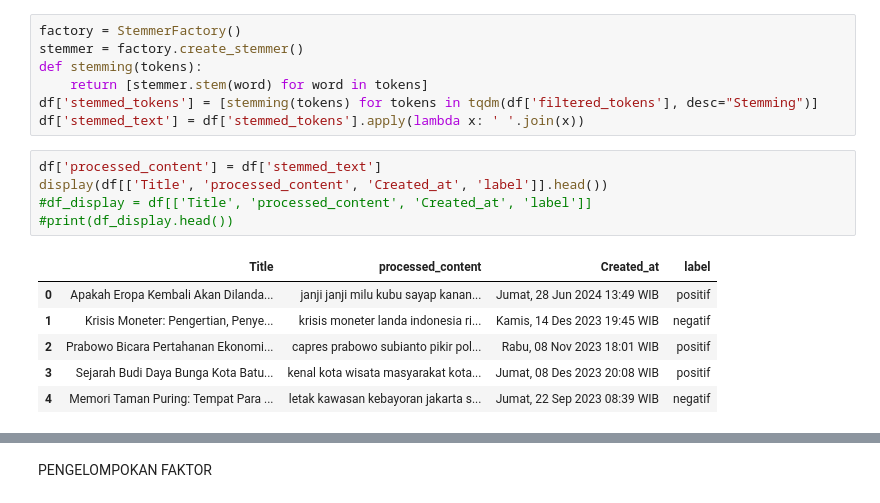
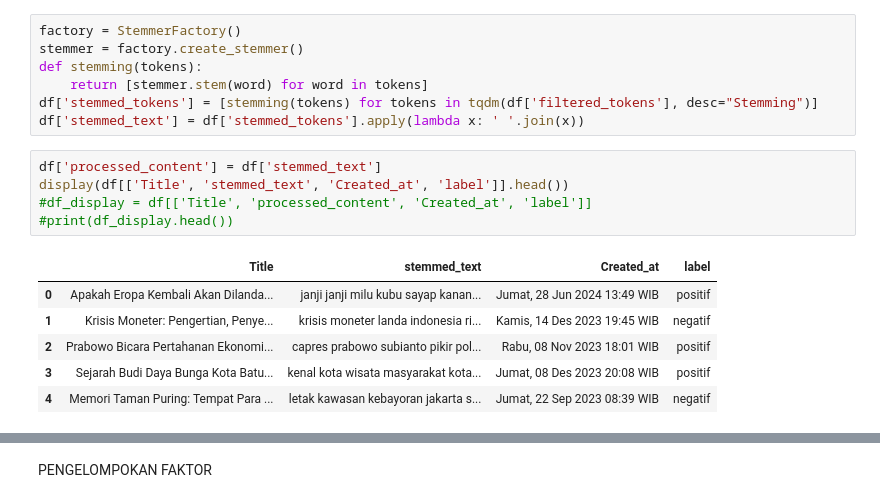
Before and after one commit to adindasyv/skripsi_2025, a Jupyter notebook: try_old_news.ipynb, the cells around one changed output, grey strips where cells are left out. Saved outputs shown, nothing was run; the diff lists cells and outputs as text.

```diff
--- a/try_old_news.ipynb
+++ b/try_old_news.ipynb
@@ -174,11 +174,11 @@ df['stemmed_tokens'] = [stemming(tokens) for tokens in tqdm(df['filtered_tokens'
 df['stemmed_text'] = df['stemmed_tokens'].apply(lambda x: ' '.join(x))
 # %%
 df['processed_content'] = df['stemmed_text']
-display(df[['Title', 'processed_content', 'Created_at', 'label']].head())
+display(df[['Title', 'stemmed_text', 'Created_at', 'label']].head())
 #df_display = df[['Title', 'processed_content', 'Created_at', 'label']]
 #print(df_display.head())
 # %% [output]
-|  | Title | processed_content | Created_at | label |
+|  | Title | stemmed_text | Created_at | label |
 | 0 | Apakah Eropa Kembali Akan Dilanda... | janji janji milu kubu sayap kanan... | Jumat, 28 Jun 2024 13:49 WIB | positif |
 | 1 | Krisis Moneter: Pengertian, Penye... | krisis moneter landa indonesia ri... | Kamis, 14 Des 2023 19:45 WIB | negatif |
 | 2 | Prabowo Bicara Pertahanan Ekonomi... | capres prabowo subianto pikir pol... | Rabu, 08 Nov 2023 18:01 WIB | positif |
```
Also changed, not shown: parts of 1 cell of this notebook, 1 other file.
